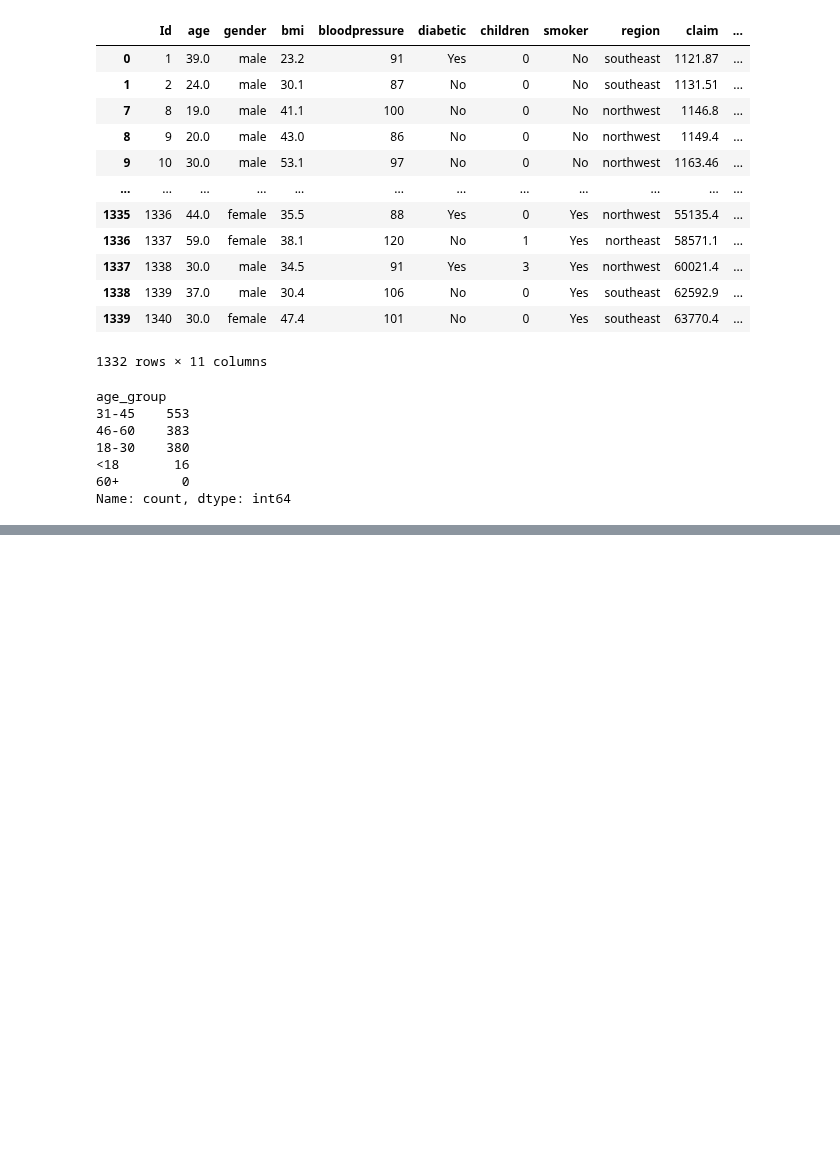
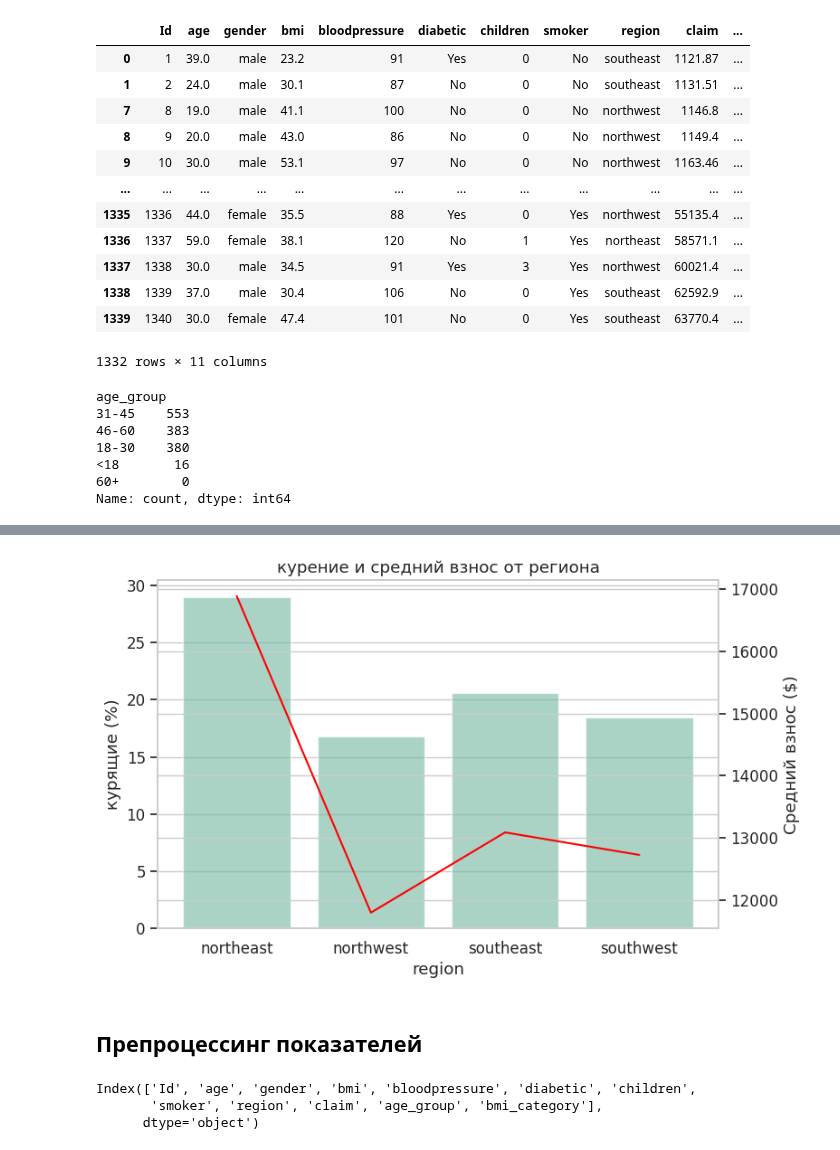
Before and after one commit to AleksandrFrom/DS, a Jupyter notebook: DS with Onur/predicting health insurance costs ML.ipynb, the cells around one changed output, grey strips where cells are left out. Drawn from its saved outputs; the diff is of its cells as text; code cells hidden in the pictures; blank space fills up the shorter version.

```diff
--- a/DS with Onur/predicting health insurance costs ML.ipynb
+++ b/DS with Onur/predicting health insurance costs ML.ipynb
@@ -250,0 +296,7 @@ Name: count, dtype: int64
+# %%
+region_stats = df.groupby('region').agg(
+    smoker_rate = ('smoker', lambda x: (x=='Yes').mean() *100),
+    mean_claim = ('claim', 'mean')
+).reset_index()
+
+region_stats
@@ -250,0 +309,17 @@ Name: count, dtype: int64
+# %%
+fig, ax1 = plt.subplots(figsize = (8, 5))
+sns.barplot(data = region_stats, x = 'region', y = 'smoker_rate',
+            ax = ax1, alpha = 0.6)
+ax2 = ax1.twinx()
+
+sns.lineplot(data = region_stats, x = 'region', y = 'mean_claim', ax = ax2,
+             color = 'red', markers= 'o')
+
+ax1.set_ylabel('курящие (%)')
+ax2.set_ylabel('Средний взнос ($)')
+plt.title('курение и средний взнос от региона')
+plt.show()
+# %% [output]
+[figure, added]
+# %% [markdown]
+## Препроцессинг показателей
@@ -250,0 +330,6 @@ Name: count, dtype: int64
+# %%
+df.columns
+# %% [output]
+Index(['Id', 'age', 'gender', 'bmi', 'bloodpressure', 'diabetic', 'children',
+       'smoker', 'region', 'claim', 'age_group', 'bmi_category'],
+      dtype='object')
```
Also changed, not shown: parts of 23 cells of this notebook, 4 other files.
